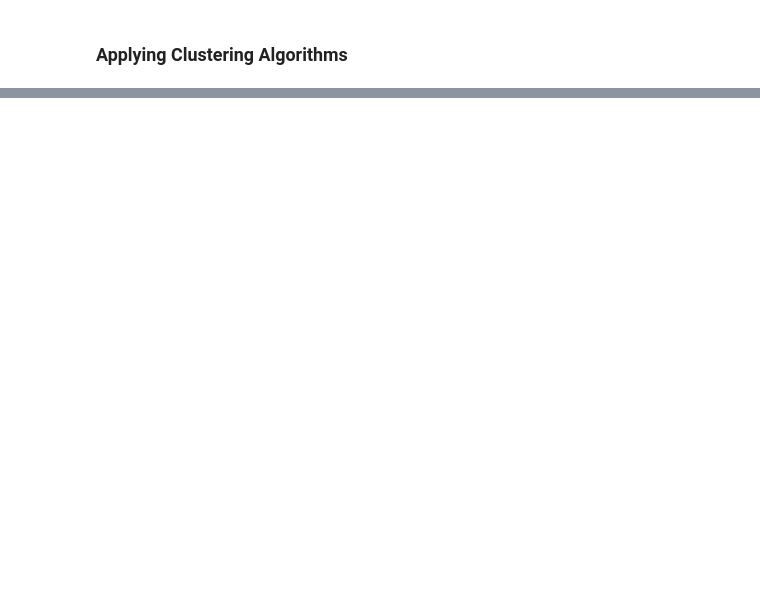
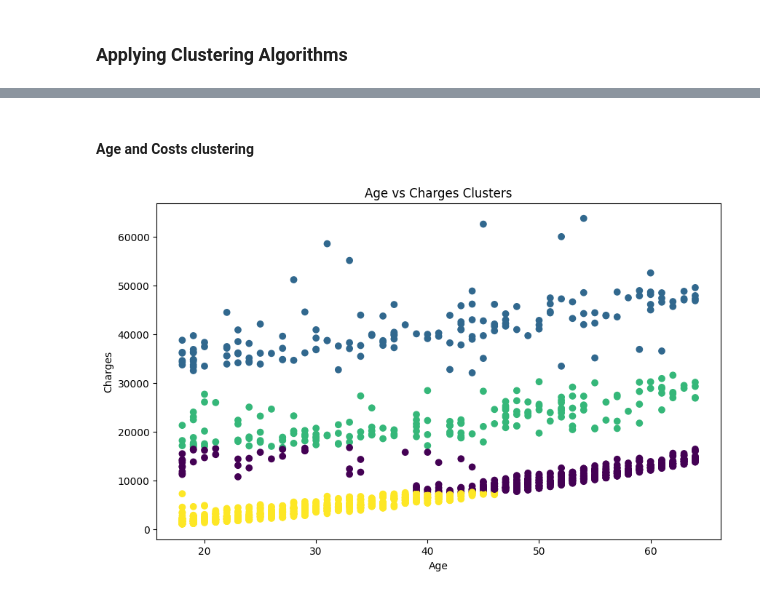
Before and after one commit to 911AstalusAdrian/MS2-PT, a Jupyter notebook: A3/clustering_notebook.ipynb, the cells around one changed output, grey strips where cells are left out. Cells and saved outputs as stored; diff of their text form; code cells hidden in the pictures; blank space fills up the shorter version.

```diff
--- a/A3/clustering_notebook.ipynb
+++ b/A3/clustering_notebook.ipynb
@@ -138,0 +174,17 @@ plt.show()
+# %% [markdown]
+#### Age and Costs clustering
+# %%
+age_costs = df.copy()
+X = age_costs[['age', 'charges']]
+k = 4
+kmeans = KMeans(n_clusters=k, random_state=42)
+age_costs['age_charges_cluster'] = kmeans.fit_predict(X)
+
+plt.figure(figsize=(10, 6))
+plt.scatter(age_costs['age'], age_costs['charges'], c=age_costs['age_charges_cluster'], cmap='viridis')
+plt.xlabel('Age')
+plt.ylabel('Charges')
+plt.title('Age vs Charges Clusters')
+plt.show()
+# %% [output]
+[figure, added]
```
Also changed, not shown: parts of 18 cells of this notebook.
